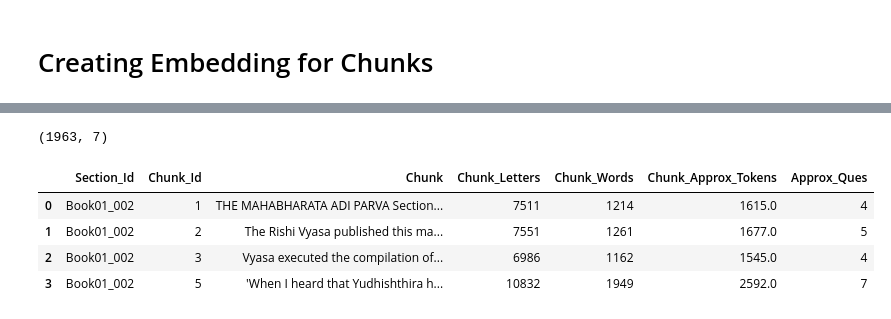
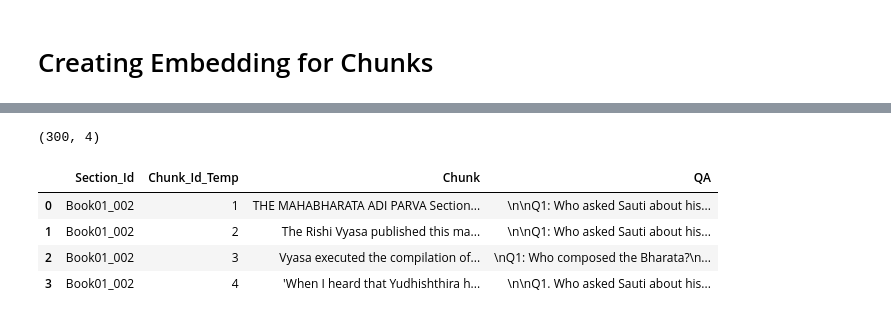
Before and after one commit to dasarpai/HBQA, a Jupyter notebook: 08-HBQA_Embedding.ipynb, the cells around one changed output, grey strips where cells are left out. Drawn from its saved outputs; the diff is of its cells as text; code cells hidden in the pictures.

```diff
--- a/08-HBQA_Embedding.ipynb
+++ b/08-HBQA_Embedding.ipynb
@@ -45,13 +48,13 @@ df_hbqa_for_fe.head(4)
 # There are 256 chunks
 # %%
 #This chunk was created to use with ChatGPT API to create prompt for QA.
-df_hbqa_for_api = pd.read_csv(datapath+"03-Chunked_Book.csv")
+df_hbqa_for_api = pd.read_csv(datapath+"05-QA_Final_ChatGPT_API-Manually-Created-13Sep23.csv")
 print(df_hbqa_for_api.shape)
 df_hbqa_for_api.head(4)
 # %% [output]
-(1963, 7)
+(300, 4)
-|  | Section_Id | Chunk_Id | Chunk | Chunk_Letters | Chunk_Words | Chunk_Approx_Tokens | Approx_Ques |
-| 0 | Book01_002 | 1 | THE MAHABHARATA ADI PARVA Section... | 7511 | 1214 | 1615.0 | 4 |
-| 1 | Book01_002 | 2 | The Rishi Vyasa published this ma... | 7551 | 1261 | 1677.0 | 5 |
-| 2 | Book01_002 | 3 | Vyasa executed the compilation of... | 6986 | 1162 | 1545.0 | 4 |
-| 3 | Book01_002 | 5 | 'When I heard that Yudhishthira h... | 10832 | 1949 | 2592.0 | 7 |
+|  | Section_Id | Chunk_Id_Temp | Chunk | QA |
+| 0 | Book01_002 | 1 | THE MAHABHARATA ADI PARVA Section... | \n\nQ1: Who asked Sauti about his... |
+| 1 | Book01_002 | 2 | The Rishi Vyasa published this ma... | \n\nQ1: Who asked Sauti about his... |
+| 2 | Book01_002 | 3 | Vyasa executed the compilation of... | \nQ1: Who composed the Bharata?\n... |
+| 3 | Book01_002 | 4 | 'When I heard that Yudhishthira h... | \n\nQ1. Who asked Sauti about his... |
```
Also changed, not shown: parts of 37 cells of this notebook.
